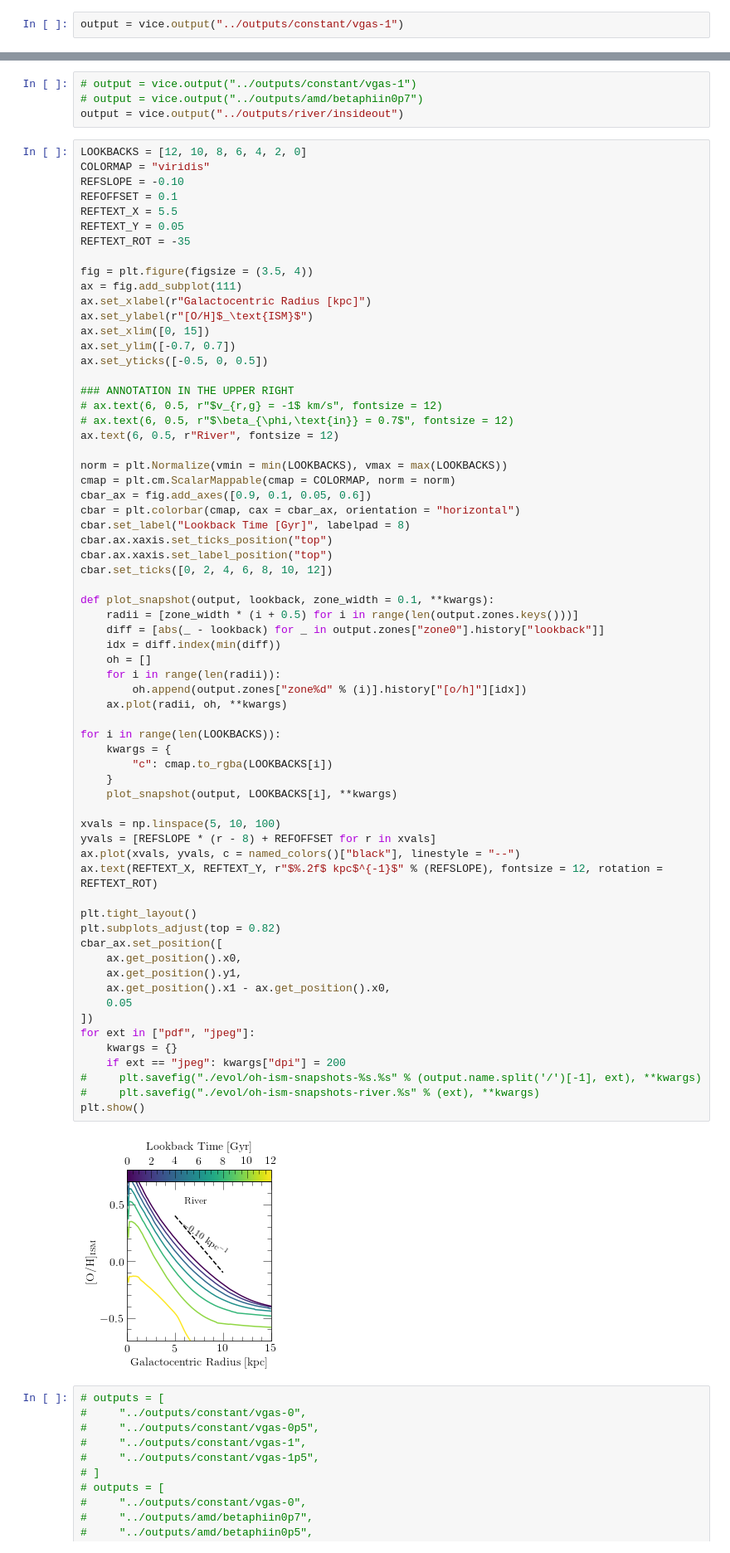
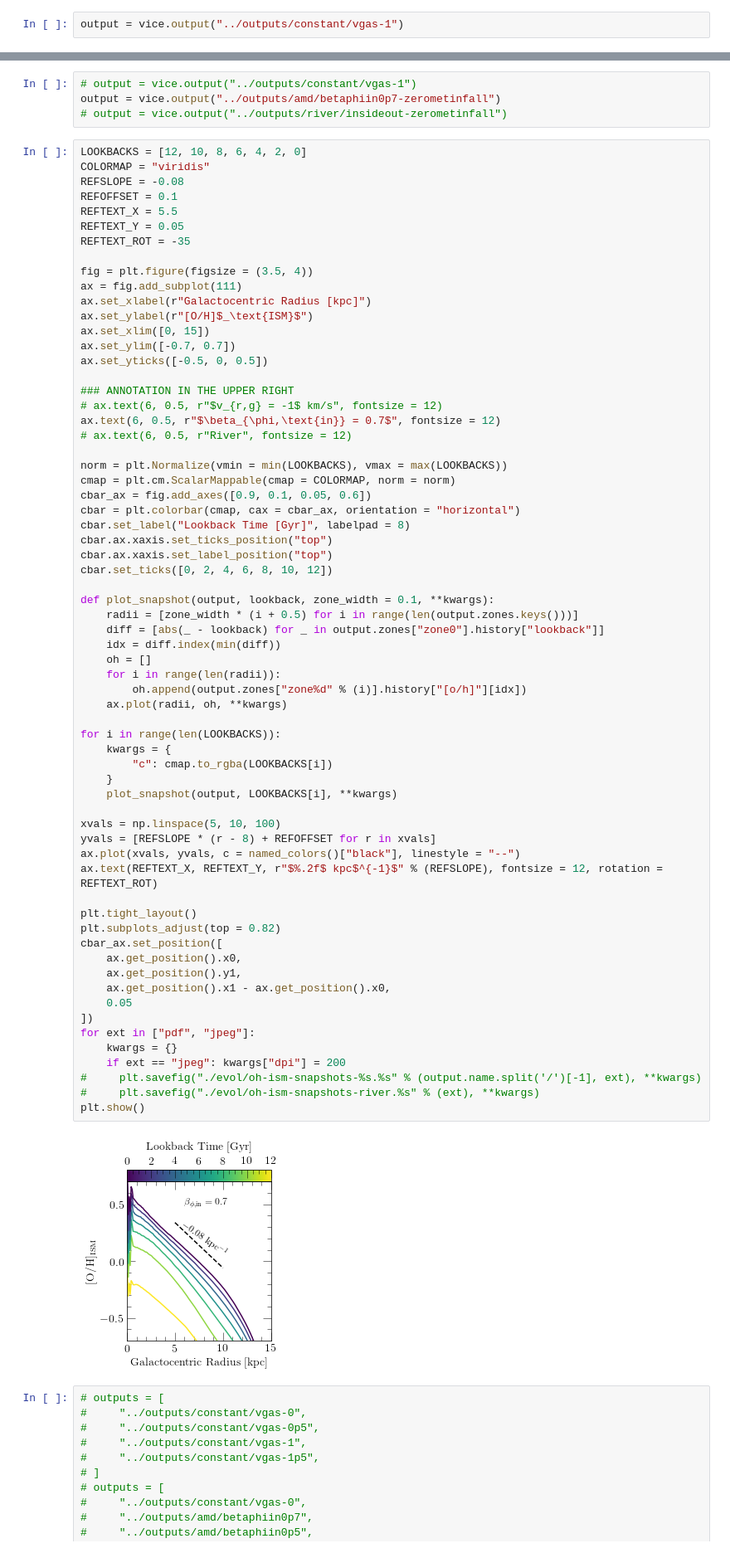
Before and after one commit to giganano/radial-flows, a Jupyter notebook: notebooks/evol.ipynb, the cells around one changed output, grey strips where cells are left out. Shown at 83% size. Cells and saved outputs as stored; diff of their text form.

```diff
--- a/notebooks/evol.ipynb
+++ b/notebooks/evol.ipynb
@@ -86,12 +86,12 @@ plt.show()
 [figure]
 # %%
 # output = vice.output("../outputs/constant/vgas-1")
-# output = vice.output("../outputs/amd/betaphiin0p7")
-output = vice.output("../outputs/river/insideout")
+output = vice.output("../outputs/amd/betaphiin0p7-zerometinfall")
+# output = vice.output("../outputs/river/insideout-zerometinfall")
 # %%
 LOOKBACKS = [12, 10, 8, 6, 4, 2, 0]
 COLORMAP = "viridis"
-REFSLOPE = -0.10
+REFSLOPE = -0.08
 REFOFFSET = 0.1
 REFTEXT_X = 5.5
 REFTEXT_Y = 0.05
@@ -107,8 +107,8 @@ ax.set_yticks([-0.5, 0, 0.5])
 
 ### ANNOTATION IN THE UPPER RIGHT
 # ax.text(6, 0.5, r"$v_{r,g} = -1$ km/s", fontsize = 12)
-# ax.text(6, 0.5, r"$\beta_{\phi,\text{in}} = 0.7$", fontsize = 12)
-ax.text(6, 0.5, r"River", fontsize = 12)
+ax.text(6, 0.5, r"$\beta_{\phi,\text{in}} = 0.7$", fontsize = 12)
+# ax.text(6, 0.5, r"River", fontsize = 12)
 
 norm = plt.Normalize(vmin = min(LOOKBACKS), vmax = max(LOOKBACKS))
 cmap = plt.cm.ScalarMappable(cmap = COLORMAP, norm = norm)
@@ -127,34 +127,34 @@ def plot_snapshot(output, lookback, zone_width = 0.1, **kwargs):
     for i in range(len(radii)):
         oh.append(output.zones["zone%d" % (i)].history["[o/h]"][idx])
     ax.plot(radii, oh, **kwargs)
 
 for i in range(len(LOOKBACKS)):
     kwargs = {
         "c": cmap.to_rgba(LOOKBACKS[i])
     }
     plot_snapshot(output, LOOKBACKS[i], **kwargs)
 
 xvals = np.linspace(5, 10, 100)
 yvals = [REFSLOPE * (r - 8) + REFOFFSET for r in xvals]
 ax.plot(xvals, yvals, c = named_colors()["black"], linestyle = "--")
 ax.text(REFTEXT_X, REFTEXT_Y, r"$%.2f$ kpc$^{-1}$" % (REFSLOPE), fontsize = 12, rotation = REFTEXT_ROT)
 
 plt.tight_layout()
 plt.subplots_adjust(top = 0.82)
 cbar_ax.set_position([
     ax.get_position().x0,
     ax.get_position().y1,
     ax.get_position().x1 - ax.get_position().x0,
     0.05
 ])
 for ext in ["pdf", "jpeg"]:
     kwargs = {}
     if ext == "jpeg": kwargs["dpi"] = 200
 #     plt.savefig("./evol/oh-ism-snapshots-%s.%s" % (output.name.split('/')[-1], ext), **kwargs)
 #     plt.savefig("./evol/oh-ism-snapshots-river.%s" % (ext), **kwargs)
 plt.show()
 # %% [output]
-[figure, old version]
+[figure, new version]
 # %%
 # outputs = [
 #     "../outputs/constant/vgas-0",
```
Also changed, not shown: 5 other files.
